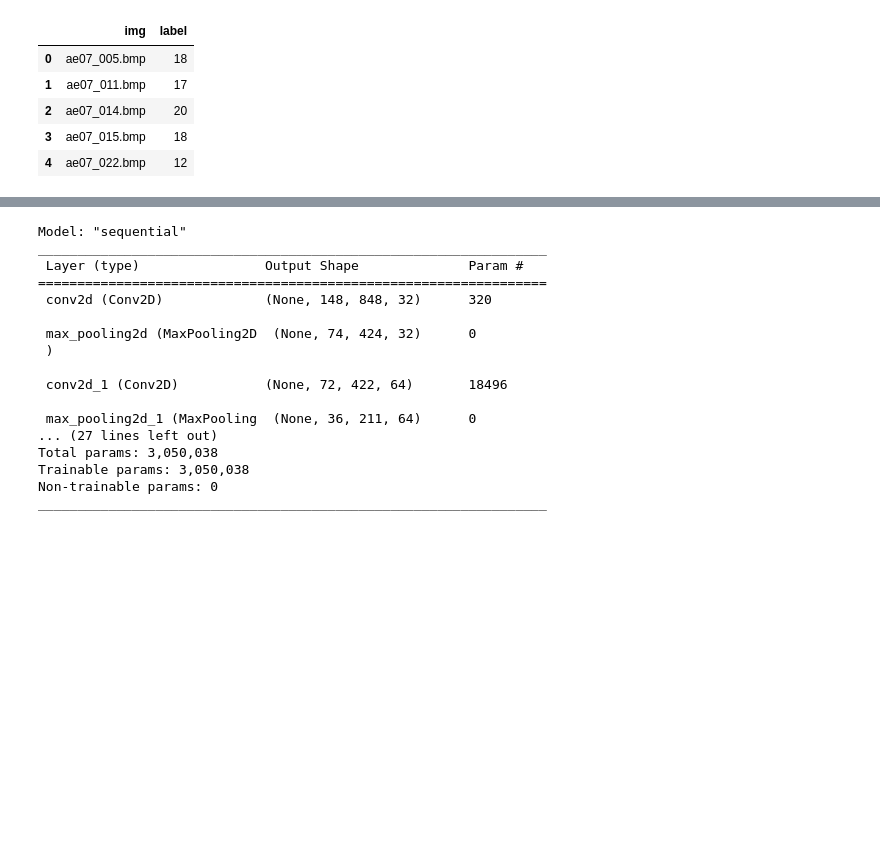
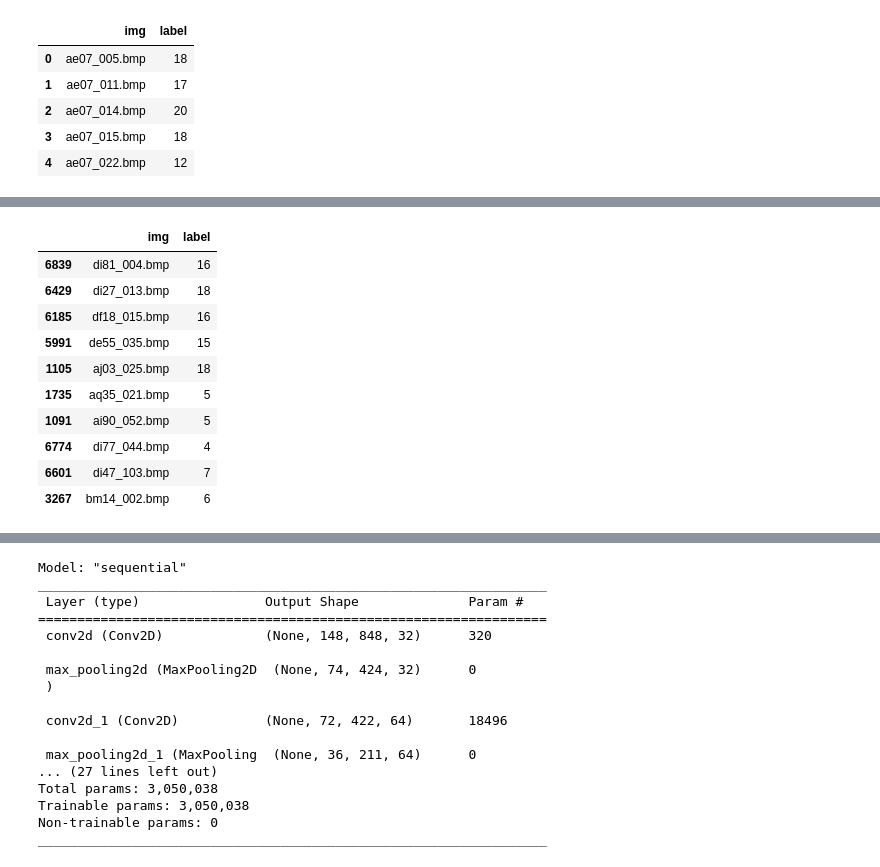
Before and after one commit to amFarrouk/OCR_prj, a Jupyter notebook: simpleCNN_RNN.ipynb, the cells around one changed output, grey strips where cells are left out. Saved outputs shown, nothing was run; the diff lists cells and outputs as text; code cells hidden in the pictures; blank space fills up the shorter version.

```diff
--- a/simpleCNN_RNN.ipynb
+++ b/simpleCNN_RNN.ipynb
@@ -92,3 +99,17 @@ test_data:
+# %%
+test_df.head(10)
+# %% [output]
+|  | img | label |
+| 6839 | di81_004.bmp | 16 |
+| 6429 | di27_013.bmp | 18 |
+| 6185 | df18_015.bmp | 16 |
+| 5991 | de55_035.bmp | 15 |
+| 1105 | aj03_025.bmp | 18 |
+| 1735 | aq35_021.bmp | 5 |
+| 1091 | ai90_052.bmp | 5 |
+| 6774 | di77_044.bmp | 4 |
+| 6601 | di47_103.bmp | 7 |
+| 3267 | bm14_002.bmp | 6 |
 # %%
 from tensorflow.keras.preprocessing.image import ImageDataGenerator
 # %%
```
Also changed, not shown: parts of 23 cells of this notebook.
